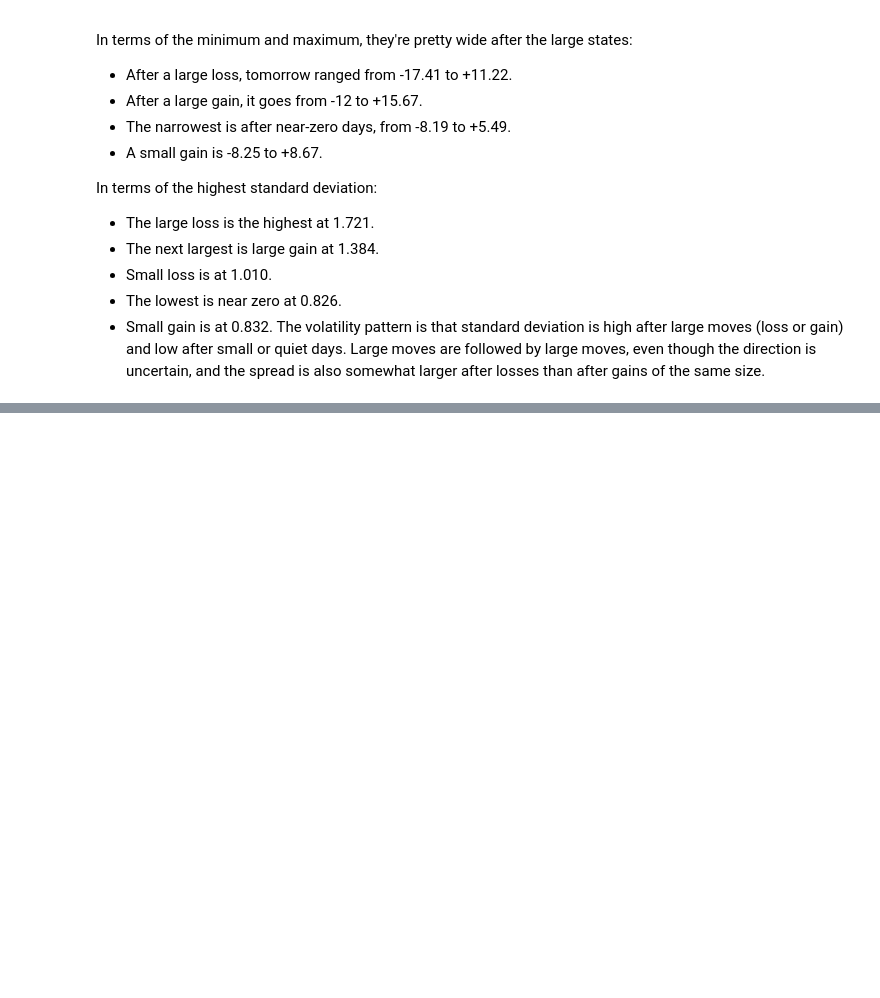
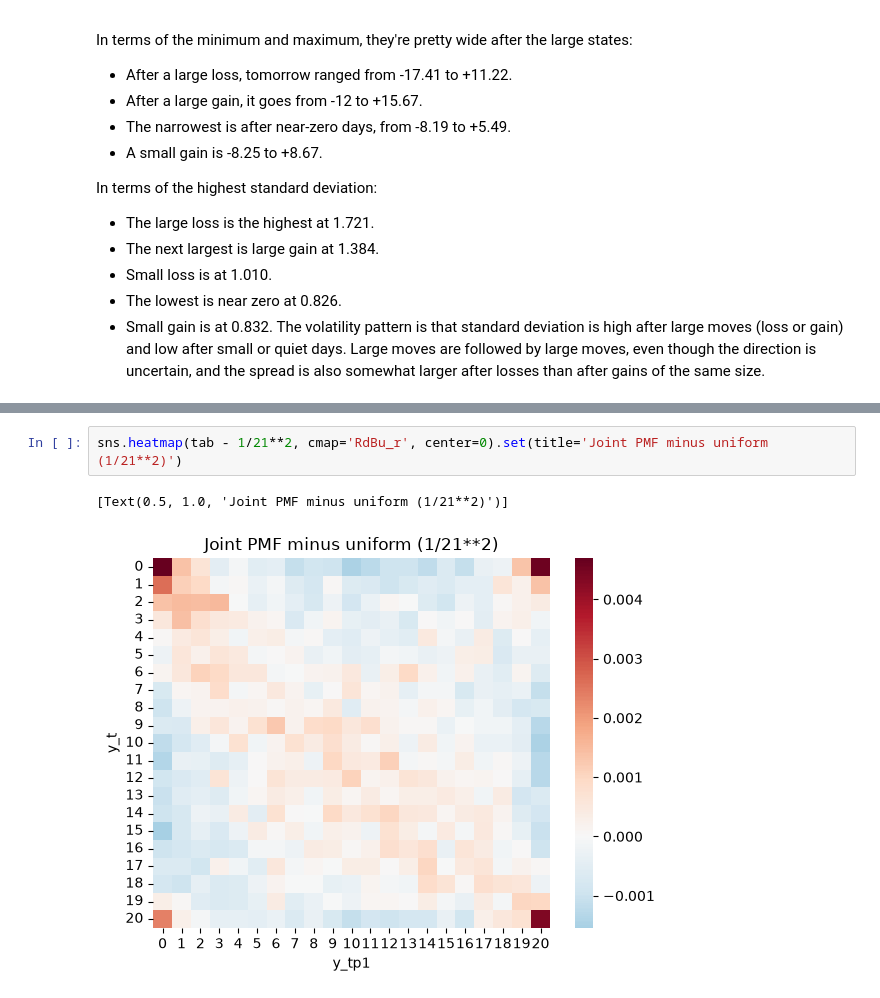
Before and after one commit to ds4e/uu_markov, a Jupyter notebook: lab_1/lab.ipynb, the cells around one changed output, grey strips where cells are left out. Drawn from its saved outputs; the diff is of its cells as text; blank space fills up the shorter version.

```diff
--- a/lab_1/lab.ipynb
+++ b/lab_1/lab.ipynb
@@ -282,0 +313,5 @@ The choice of five bins was arbitrary. For more realistic or complex models, we'
+# %%
+sns.heatmap(tab - 1/21**2, cmap='RdBu_r', center=0).set(title='Joint PMF minus uniform (1/21**2)')
+# %% [output]
+[Text(0.5, 1.0, 'Joint PMF minus uniform (1/21**2)')]
+[figure, added]
```
Also changed, not shown: parts of 24 cells of this notebook.
